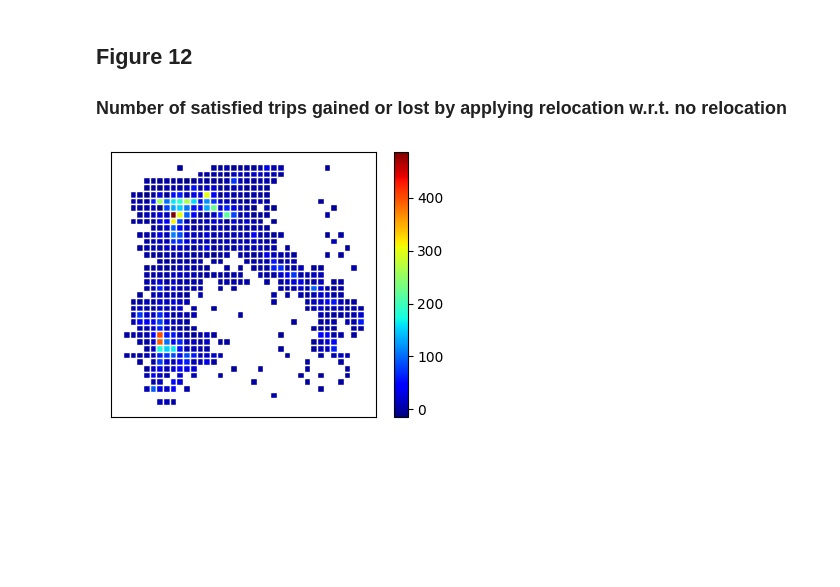
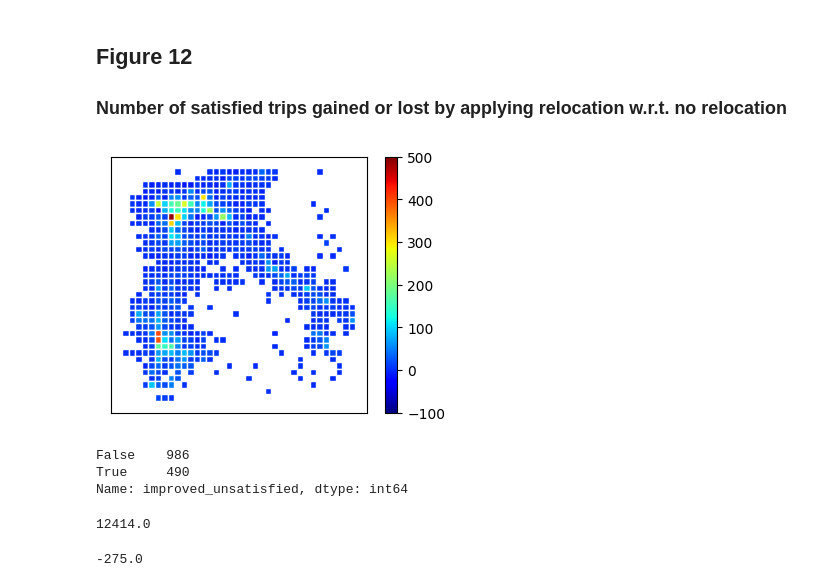
Before and after one commit to SmartData-Polito/odysseus, a Jupyter notebook: paper_figures.ipynb, the cells around one changed output. Saved outputs shown, nothing was run; the diff lists cells and outputs as text; code cells hidden in the pictures; blank space fills up the shorter version.

```diff
--- a/paper_figures.ipynb
+++ b/paper_figures.ipynb
@@ -302,16 +303,31 @@ grid["unsat_delta"] = grid.unsatisfie - grid2.unsatisfie
 # %%
 grid.plot(
     column="unsat_delta", legend=True, cmap="jet",
     edgecolor="white",
-    #vmin=-0.15, vmax=0.15,
+    vmin=-100, vmax=500,
     #legend_kwds={'ticks': [-0.15, 0, 0.15]}
 )
 plt.xticks([])
 plt.yticks([])
 # plt.ylim(45.01, 45.125)
 plt.tight_layout()
 plt.savefig("paper_figures/figure_12.pdf")
 plt.show()
 plt.close()
 # %% [output]
-[figure, old version]
+[figure, new version]
+# %%
+grid.loc[:, "improved_unsatisfied"] = grid.unsat_delta > 0
+grid["improved_unsatisfied"].dropna().value_counts()
+# %% [output]
+False    986
+True     490
+Name: improved_unsatisfied, dtype: int64
+# %%
+grid[grid["improved_unsatisfied"].dropna()].unsat_delta.sum()
+# %% [output]
+12414.0
+# %%
+grid.loc[~grid["improved_unsatisfied"].dropna()].unsat_delta.sum()
+# %% [output]
+-275.0
```
Also changed, not shown: parts of 2 cells of this notebook, 5 other files.
